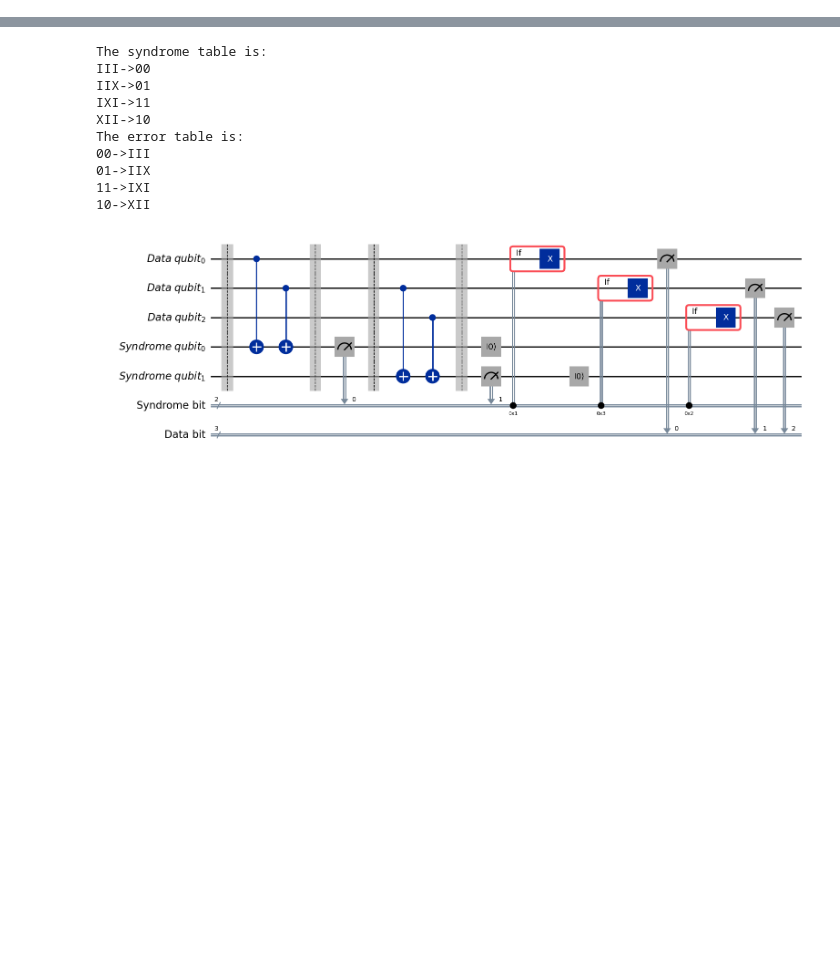
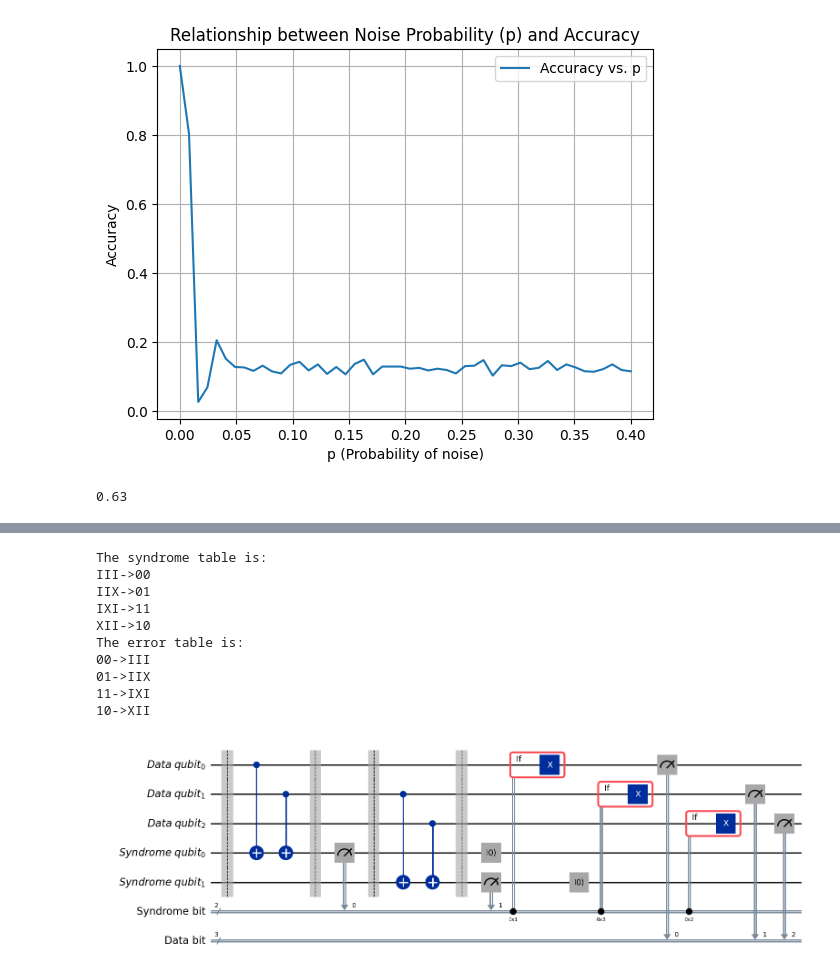
Before and after one commit to yezhuoyang/LogicalBV, a Jupyter notebook: test.ipynb, the cells around one changed output, grey strips where cells are left out. Drawn from its saved outputs; the diff is of its cells as text; code cells hidden in the pictures; blank space fills up the shorter version.

```diff
--- a/test.ipynb
+++ b/test.ipynb
@@ -14,0 +86,38 @@ The function is f(x)=11x+0
+# %%
+# Initialize values
+ninput=3
+a = (1<<ninput)-1
+b = 0
+alg=BVAlgorithm_qiskit(4)
+# Prepare to store results
+p_values = np.linspace(0, 0.4, 50)  # p values from 0 to 1 in steps of 0.01
+accuracies = []
+
+# Loop over different p values
+for p in p_values:
+    # Construct the noise model
+    noise_model = construct_bitphaseflip_noise_model(p)
+
+    # Set up the algorithm
+    alg.set_input([a, b])
+    alg.set_noise_model(noise_model)
+    alg.construct_circuit()
+
+    # Compute accuracy
+    accuracy = alg.compute_result(800)
+    accuracies.append(accuracy)
+
+# Plot the results
+plt.plot(p_values, accuracies, label="Accuracy vs. p")
+plt.xlabel("p (Probability of noise)")
+plt.ylabel("Accuracy")
+plt.title("Relationship between Noise Probability (p) and Accuracy")
+plt.legend()
+plt.grid()
+plt.show()
+# %% [output]
+[figure, added]
+# %%
+print(accuracy)
+# %% [output]
+0.63
```
Also changed, not shown: parts of 12 cells of this notebook, 2 other files.
